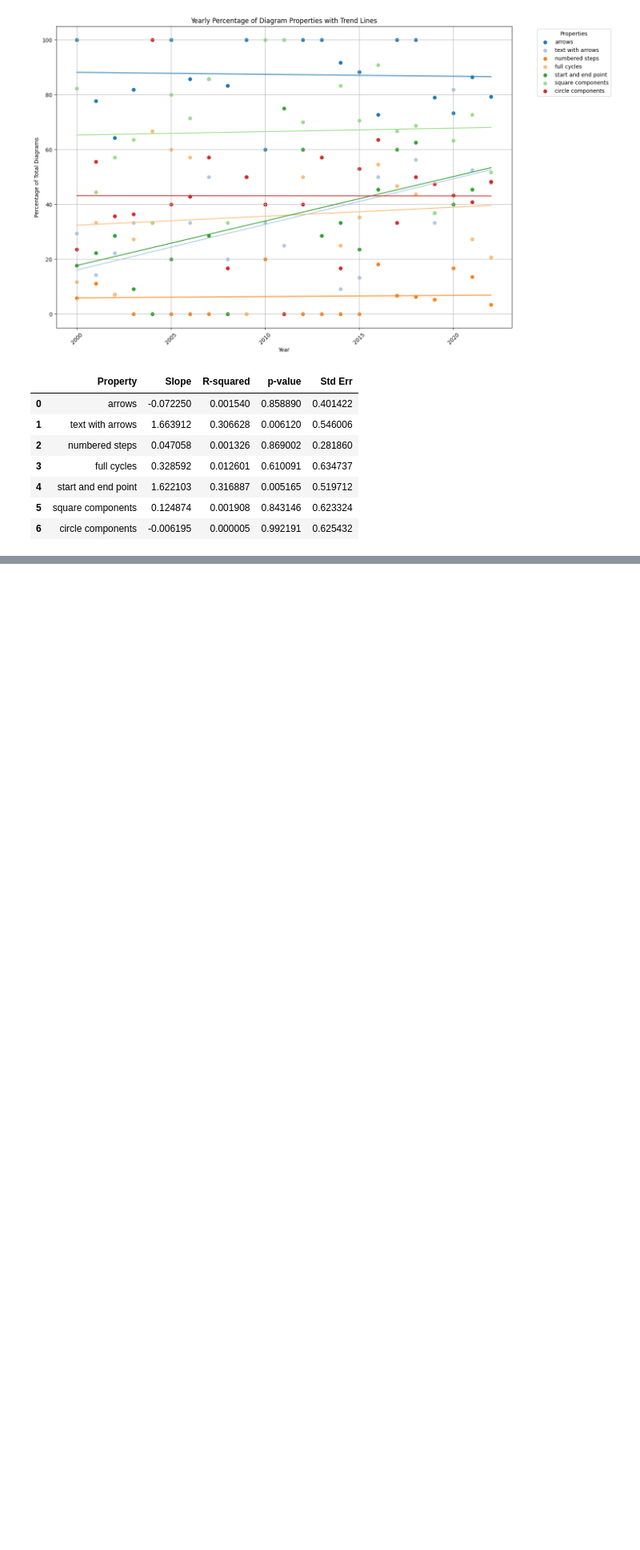
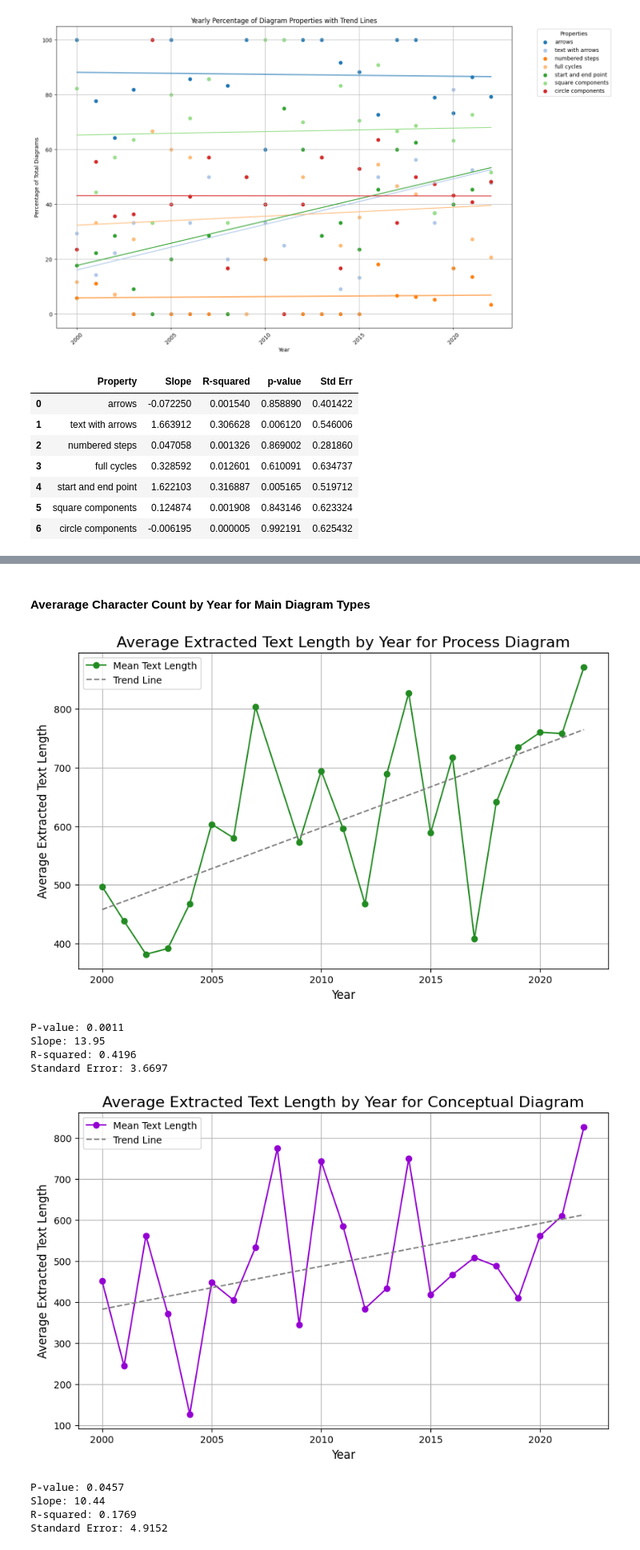
Before and after one commit to polyg314/figure_averaging, a Jupyter notebook: notebooks/data_exploration.ipynb, the cells around one changed output, grey strips where cells are left out. Shown at 80% size. Saved outputs shown, nothing was run; the diff lists cells and outputs as text; code cells hidden in the pictures; blank space fills up the shorter version.

```diff
--- a/notebooks/data_exploration.ipynb
+++ b/notebooks/data_exploration.ipynb
@@ -537,0 +647,19 @@ plot_diagram_data(percent_data_by_year_and_property)
+# %% [markdown]
+#### Averarage Character Count by Year for Main Diagram Types
+# %%
+line_colors = ['forestgreen','darkviolet', 'tomato', 'chocolate']
+for index, diagram_type in enumerate(["process diagram", "conceptual diagram", "cycle"]):
+    informational_theoretical_subcategories = [diagram_type]
+    text_character_count_df = aggregate_text_character_counts(base_directory, text_character_counts_path, informational_theoretical_subcategories, years_range)
+    get_character_counts_plot(text_character_count_df,diagram_type.title(), line_color=line_colors[index])
+# %% [output]
+[figure, added]
+P-value: 0.0011
+Slope: 13.95
+R-squared: 0.4196
+Standard Error: 3.6697
+[figure, added]
+P-value: 0.0457
+Slope: 10.44
+R-squared: 0.1769
+Standard Error: 4.9152
```
Also changed, not shown: parts of 6 cells of this notebook, 26 other files.
